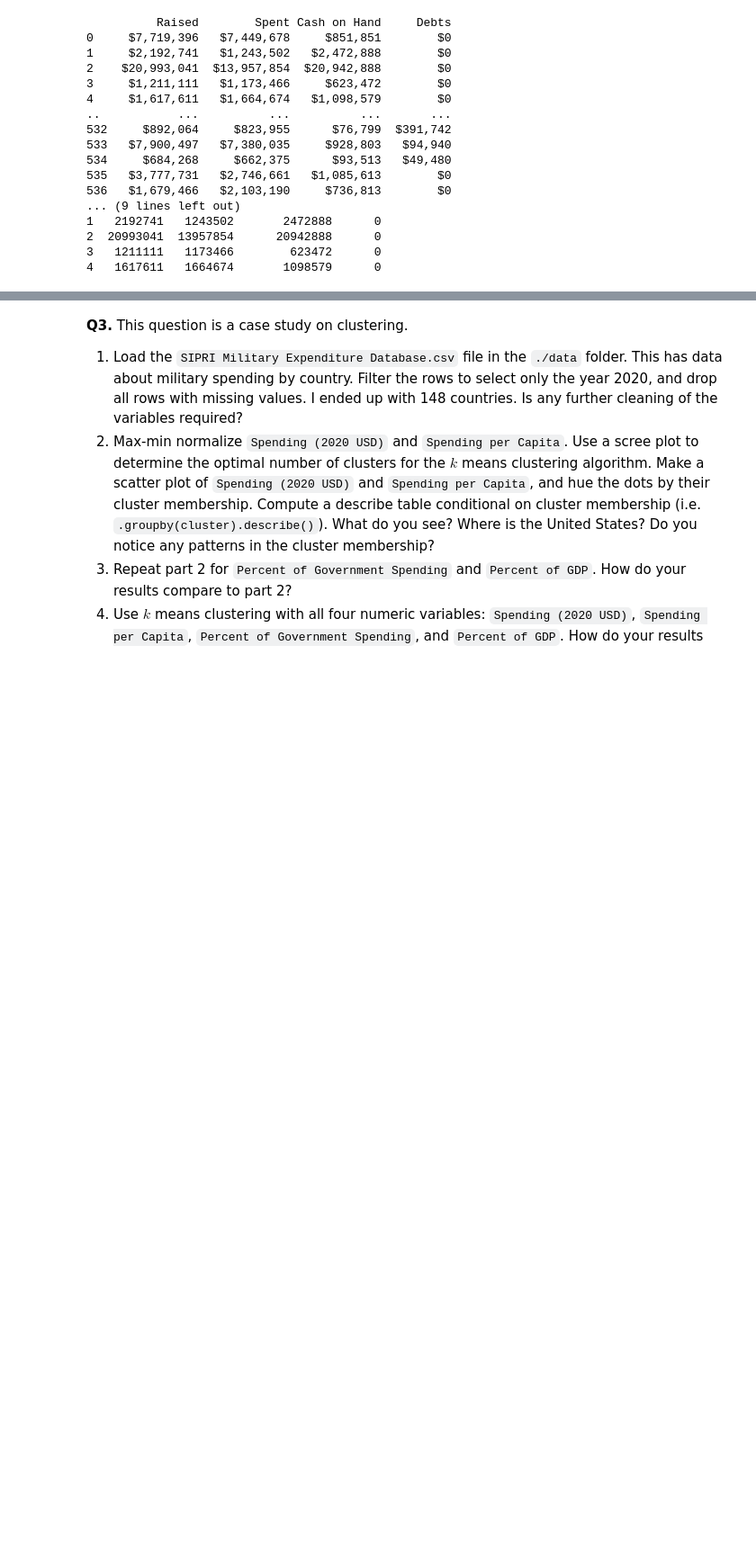
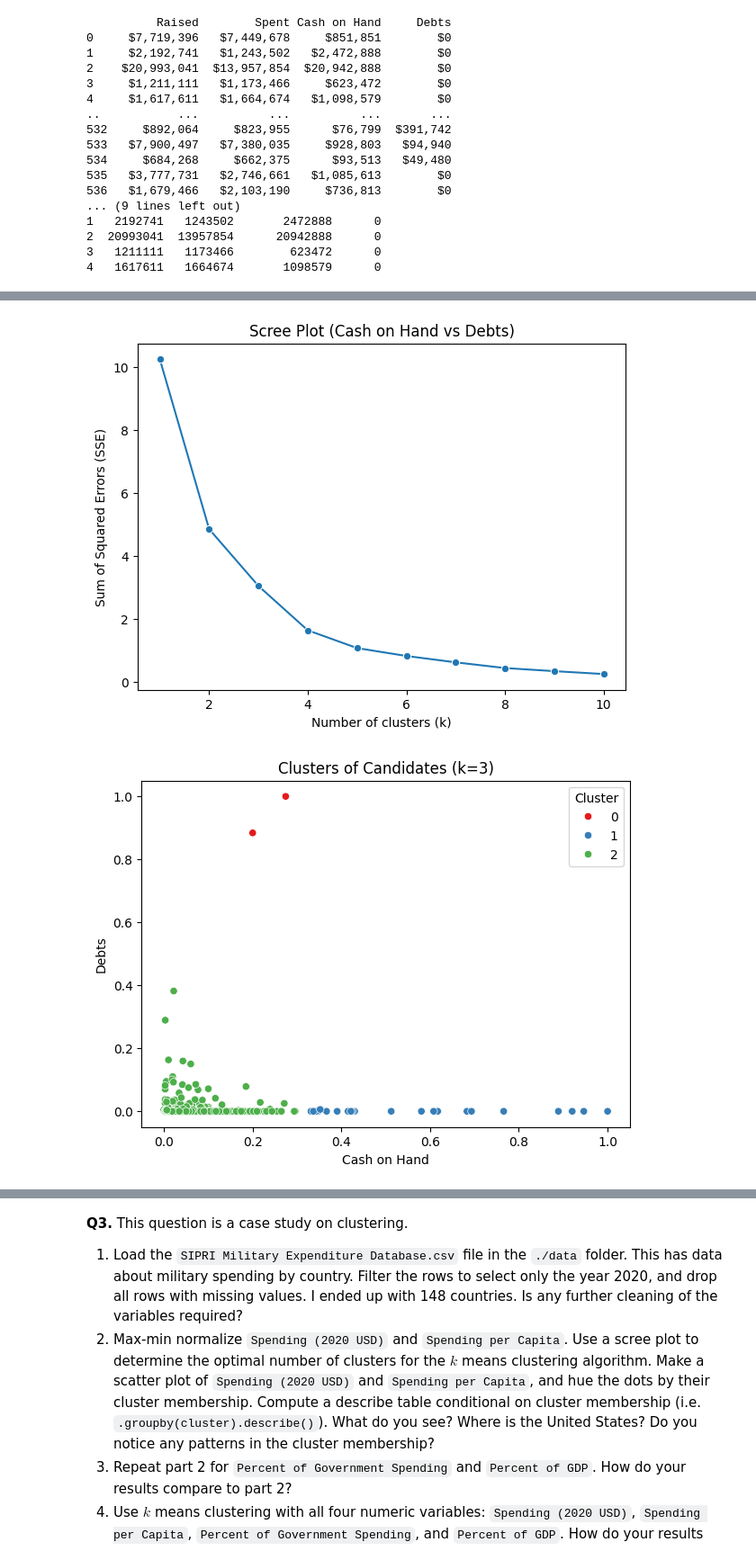
Before and after one commit to bburt26/clustering_assignment, a Jupyter notebook: assignment_clustering.ipynb, the cells around one changed output, grey strips where cells are left out. Shown at 90% size. Cells and saved outputs as stored; diff of their text form; code cells hidden in the pictures; blank space fills up the shorter version.

```diff
--- a/assignment_clustering.ipynb
+++ b/assignment_clustering.ipynb
@@ -210,3 +261,49 @@ print(election[money_cols].head())
 # %%
-# 2.3
+# 2.3 Repeat part 2, but for Cash on Hand and Debts.
+# Compare your results with part 2. Why might this be?
+# If necessary, look up some of these races to see how close they were.
+
+import pandas as pd
+import numpy as np
+import seaborn as sns
+import matplotlib.pyplot as plt
+from sklearn.cluster import KMeans
+
+def maxmin(x):
+    return (x - x.min()) / (x.max() - x.min())
+
+money_cols2 = ['Cash on Hand', 'Debts']
+X = election[money_cols2].copy()
+
+X_norm = X.apply(maxmin)
+
+k_bar = 10
+SSE = []
+for k in range(1, k_bar + 1):
+    model = KMeans(n_clusters=k, max_iter=300, n_init=10, random_state=0)
+    model.fit(X_norm)
+    SSE.append(model.inertia_)
+
+plt.figure(figsize=(7,5))
+sns.lineplot(x=np.arange(1, k_bar+1), y=SSE, marker="o")
+plt.title("Scree Plot (Cash on Hand vs Debts)")
+plt.xlabel("Number of clusters (k)")
+plt.ylabel("Sum of Squared Errors (SSE)")
+plt.show()
+
+optimal_k =
+kmeans = KMeans(n_clusters=optimal_k, max_iter=300, n_init=10, random_state=0)
+X_norm['Cluster'] = kmeans.fit_predict(X_norm)
+
+plt.figure(figsize=(7,5))
+sns.scatterplot(
+    data=X_norm,
+    x='Cash on Hand', y='Debts',
+    hue='Cluster', palette='Set1'
+)
+plt.title(f"Clusters of Candidates (k={optimal_k})")
+plt.show()
+# %% [output]
+[figure, added]
+[figure, added]
 # %%
```
Also changed, not shown: parts of 3 cells of this notebook.
